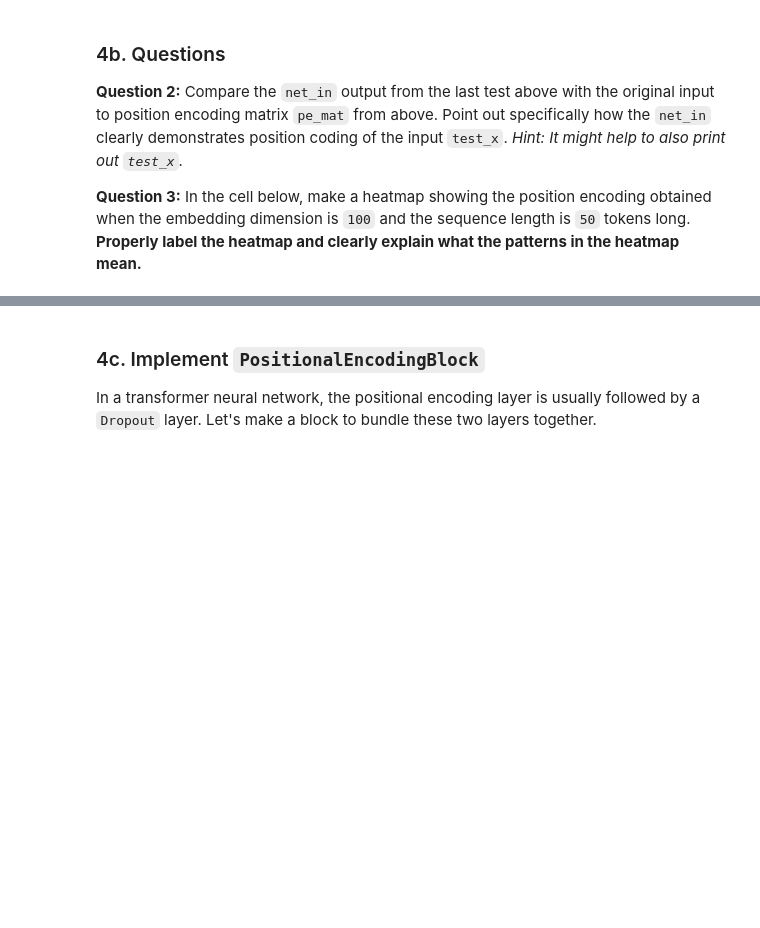
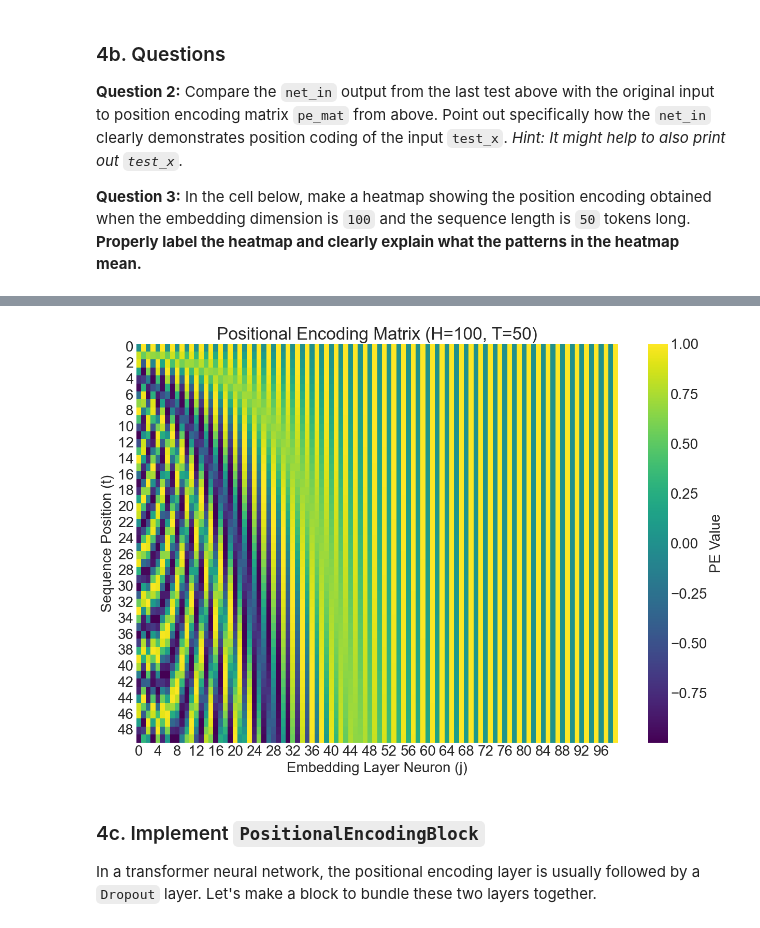
Before and after one commit to nssent25/CS444, a Jupyter notebook: Project4/transformer_block.ipynb, the cells around one changed output, grey strips where cells are left out. Cells and saved outputs as stored; diff of their text form; code cells hidden in the pictures; blank space fills up the shorter version.

Commit message:
finish transformer_block notebook*
TODO:
task 3e, GELU on Dense doesn't give the right output but GELU as part of the Dense layer inside MLPBlock works fine???
question 3 partially done

```diff
--- a/Project4/transformer_block.ipynb
+++ b/Project4/transformer_block.ipynb
@@ -1025,3 +1262,20 @@ tf.Tensor(
+# %%
+import matplotlib.pyplot as plt
+import seaborn as sns
+
+# Create a PositionalEncoding layer instance (or use the existing one if suitable)
+pe_layer_q3 = PositionalEncoding(name='PE_Q3', embed_dim=100, prev_layer_or_block=None)
+pe_matrix_q3 = pe_layer_q3.create_position_encoding(seq_len=50, embed_dim=100)
+pe_to_plot = tf.squeeze(pe_matrix_q3).numpy()
+
+plt.figure(figsize=(15, 10))
+sns.heatmap(pe_to_plot, cmap='viridis', cbar_kws={'label': 'PE Value'})
+plt.title('Positional Encoding Matrix (H=100, T=50)')
+plt.xlabel('Embedding Layer Neuron (j)')
+plt.ylabel('Sequence Position (t)')
+plt.show()
+# %% [output]
+[figure, added]
 # %% [markdown]
 ### 4c. Implement `PositionalEncodingBlock`
 
```
Also changed, not shown: parts of 28 cells of this notebook, 8 other files.
